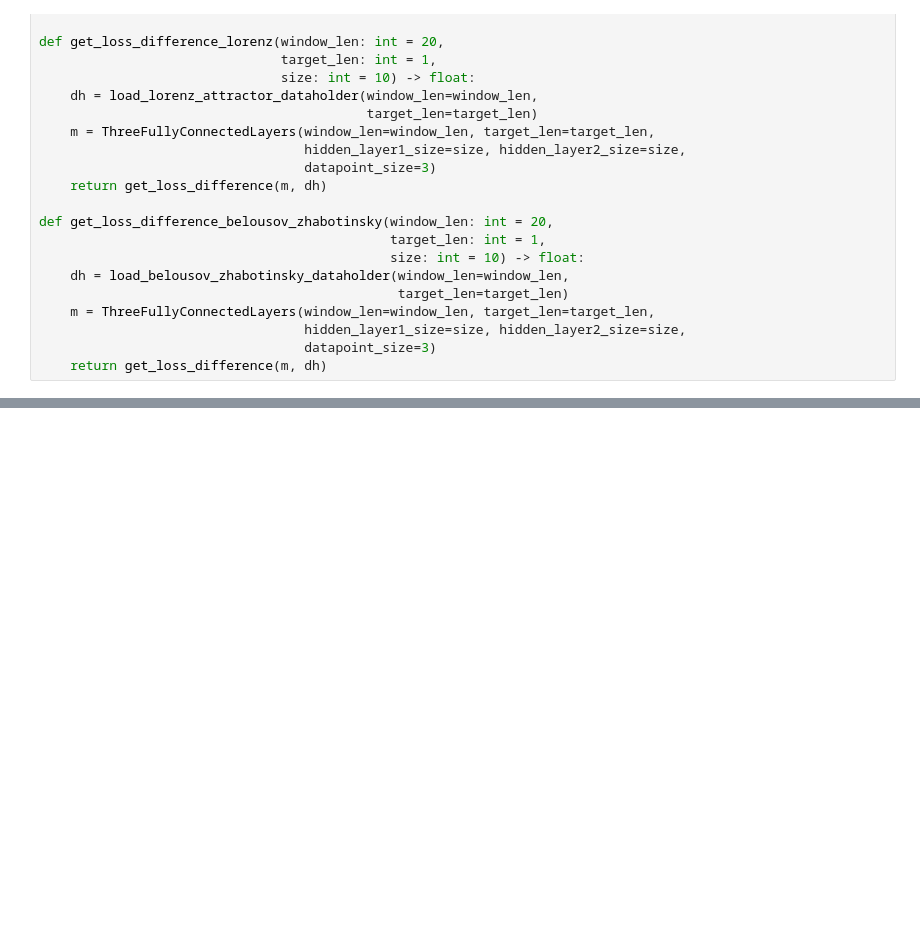
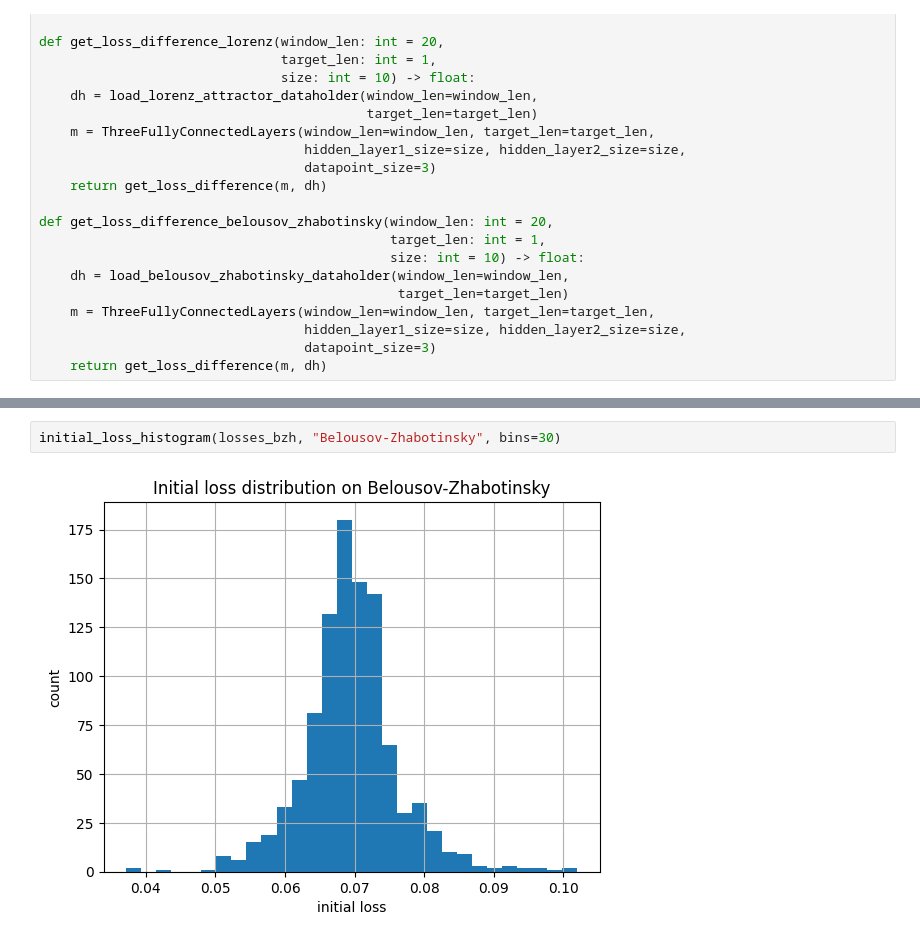
Before and after one commit to mathymess/reversibility-of-processes, a Jupyter notebook: initial_loss_stats.ipynb, the cells around one changed output, grey strips where cells are left out. Saved outputs shown, nothing was run; the diff lists cells and outputs as text; blank space fills up the shorter version.

```diff
--- a/initial_loss_stats.ipynb
+++ b/initial_loss_stats.ipynb
@@ -135,0 +151,4 @@ loss = LossCalculator(system="kepler")
+# %%
+initial_loss_histogram(losses_bzh, "Belousov-Zhabotinsky", bins=30)
+# %% [output]
+[figure, added]
```
Also changed, not shown: parts of 14 cells of this notebook.
